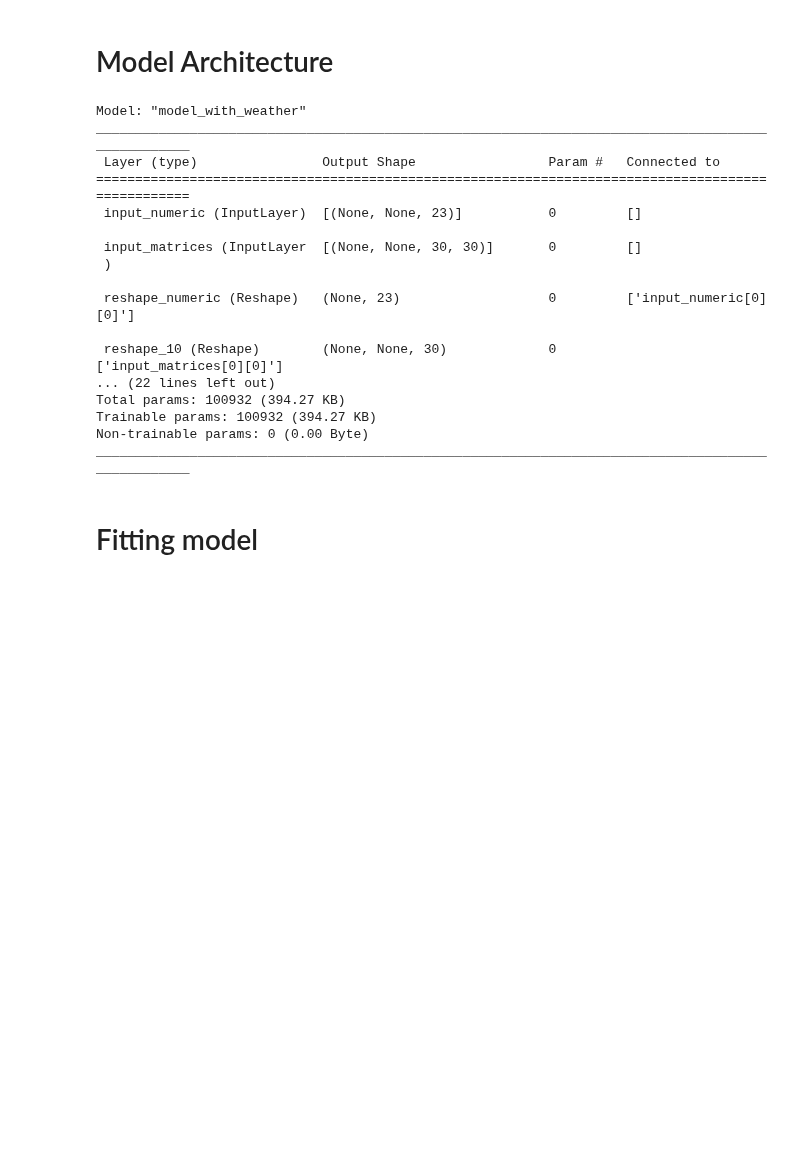
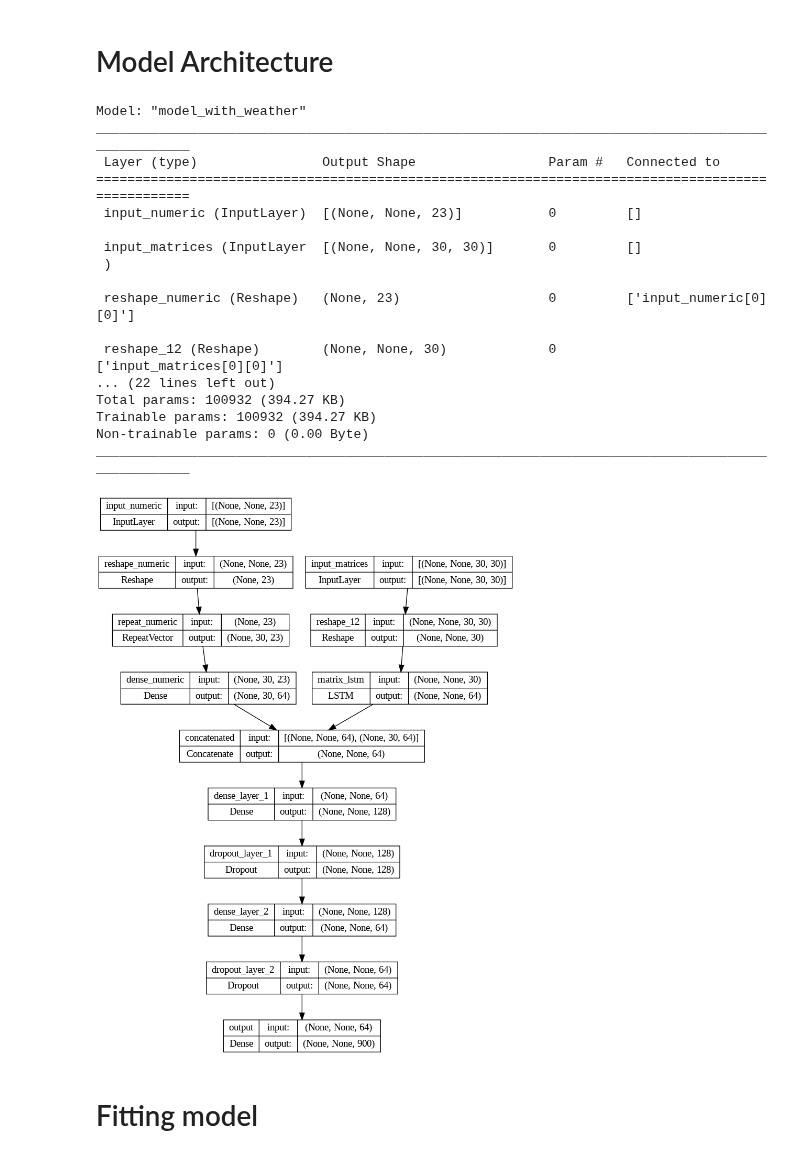
Before and after one commit to miguel-peralta/spring-2024-vip, a Jupyter notebook: stage2/lstm.ipynb, the cells around one changed output. Drawn from its saved outputs; the diff is of its cells as text; code cells hidden in the pictures; blank space fills up the shorter version.

```diff
--- a/stage2/lstm.ipynb
+++ b/stage2/lstm.ipynb
@@ -470,7 +472,7 @@ dropout_layer_2 = Dropout(0.2,
 # %%
 # Final transformation applied to concatenated outputs of previous layers
 # Produces a flattened 30x30 matrix of predicted values
-output = Dense(units=900, activation='sigmoid', name='output')(dropout_layer_2)
+output = Dense(units=900, activation='linear', name='output')(dropout_layer_2)
 
 # Define model
 model = Model(inputs=[input_numeric, input_matrices],
@@ -490,7 +492,7 @@ ________________________________________________________________________________
 
  reshape_numeric (Reshape)   (None, 23)                   0         ['input_numeric[0][0]']
 
- reshape_10 (Reshape)        (None, None, 30)             0         ['input_matrices[0][0]']
+ reshape_12 (Reshape)        (None, None, 30)             0         ['input_matrices[0][0]']
 ... (22 lines left out)
 Total params: 100932 (394.27 KB)
 Trainable params: 100932 (394.27 KB)
@@ -501,6 +503,11 @@ ________________________________________________________________________________
 model.compile(optimizer='adam',
               loss='mae',
               metrics=['accuracy'])
+# %%
+from tensorflow.keras.utils import plot_model
+plot_model(model, to_file='model_plot.png', show_shapes=True, show_layer_names=True)
+# %% [output]
+[figure, added]
 # %% [markdown]
 # Fitting model
 # %%
```
Also changed, not shown: parts of 14 cells of this notebook.
